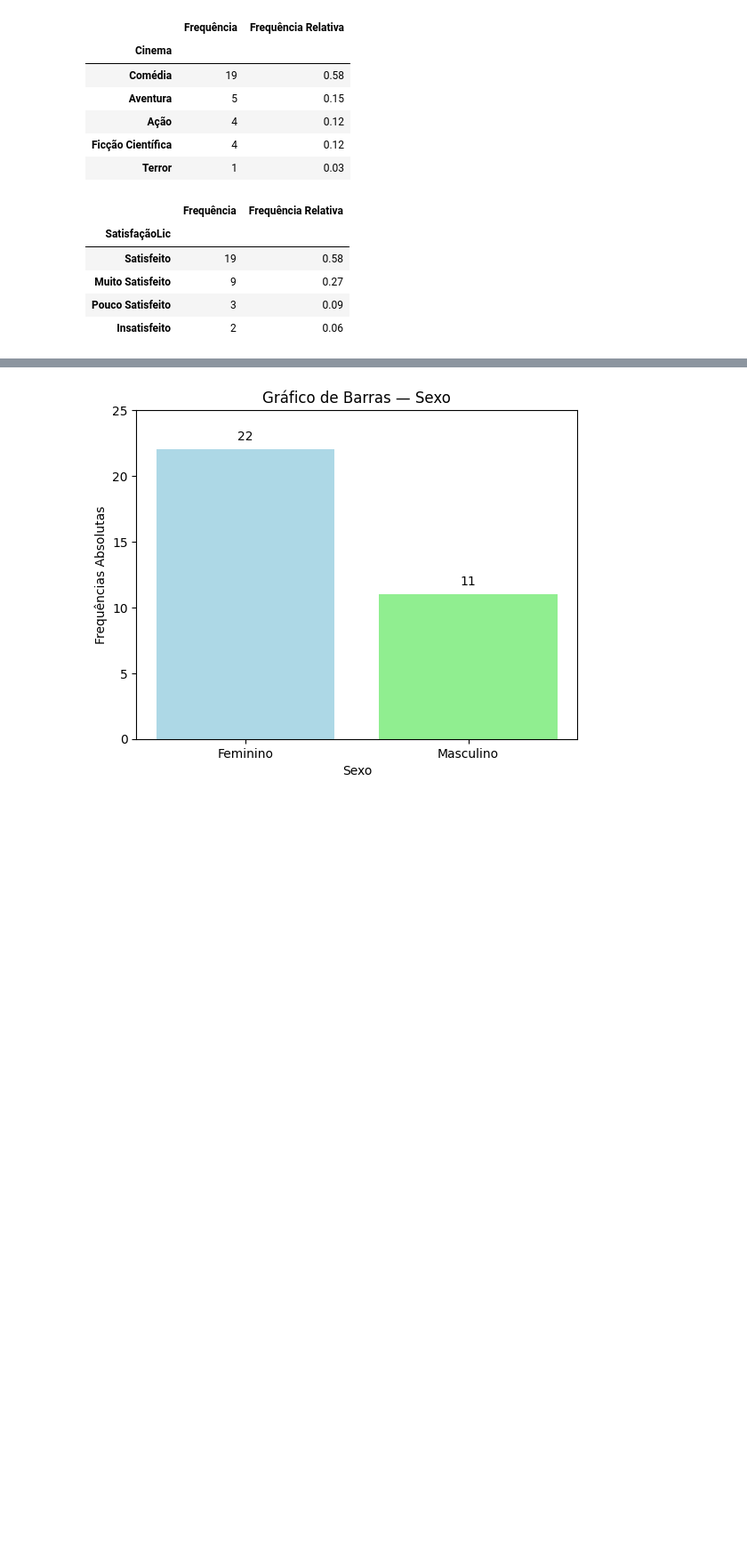
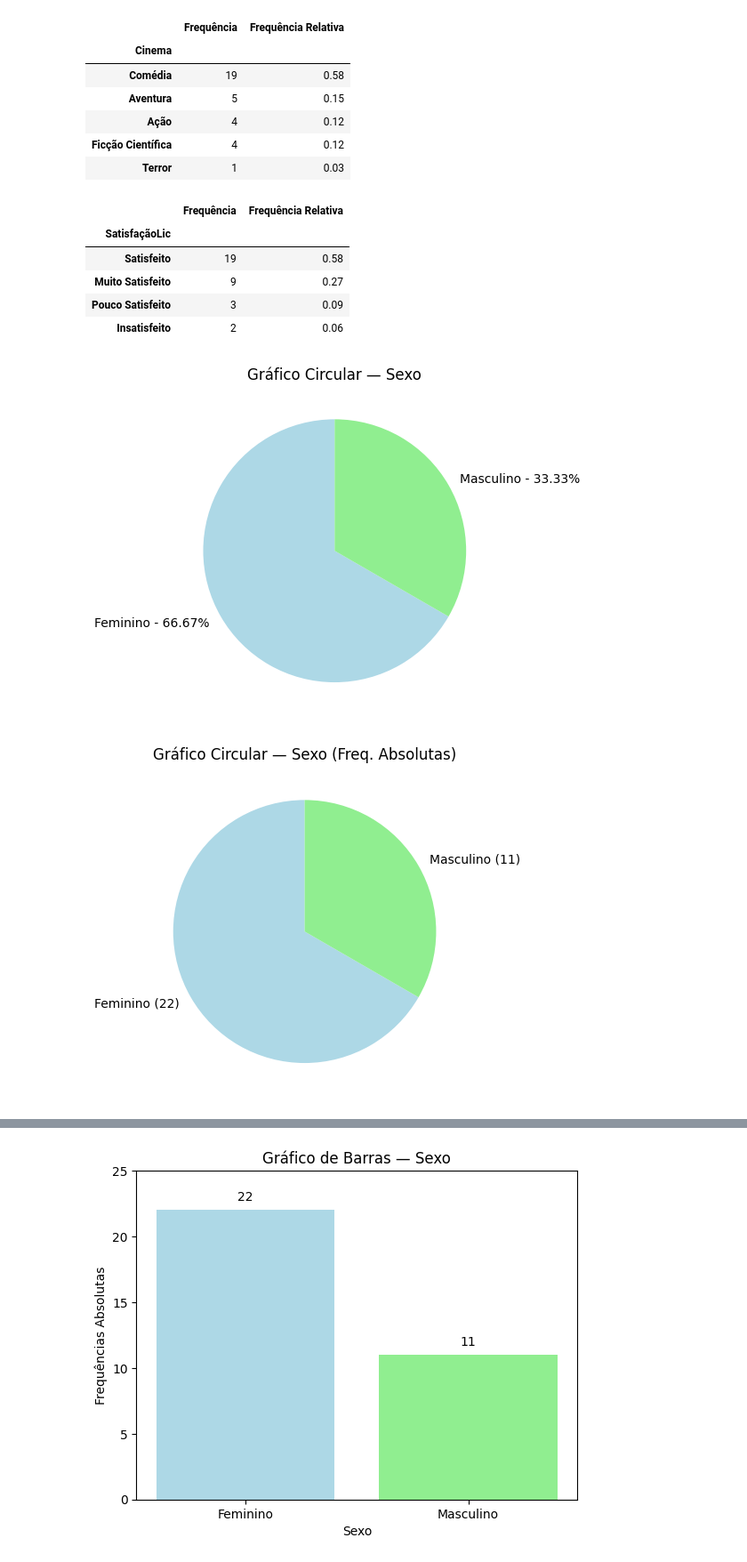
Before and after one commit to RuiRodrigues-lab/DataScienceFE, a Jupyter notebook: CP2.ipynb, the cells around one changed output, grey strips where cells are left out. Shown: that part at 89% size. Saved outputs shown, nothing was run; the diff lists cells and outputs as text; code cells hidden in the pictures; blank space fills up the shorter version.

```diff
--- a/CP2.ipynb
+++ b/CP2.ipynb
@@ -233,3 +233,82 @@ tabelaSatisfaçãoLic
 | Muito Satisfeito | 9 | 0.27 |
 | Pouco Satisfeito | 3 | 0.09 |
 | Insatisfeito | 2 | 0.06 |
+# %%
+# 🔧 Função genérica para gerar gráfico circular
+# ==========================================================
+def pie_var(df, col, percent=True, cores=None, titulo=None):
+    """
+    Gera um gráfico circular para uma variável categórica.
+
+    Parâmetros:
+        df : DataFrame pandas
+        col : str — nome da coluna categórica
+        percent : bool — se True mostra percentagens, senão frequências absolutas
+        cores : list — lista de cores (opcional)
+        titulo : str — título do gráfico (opcional)
+    """
+    if percent:
+        # Frequências relativas (%)
+        freq = (df[col].value_counts(normalize=True) * 100).round(2)
+        rotulos = [f"{cat} - {val}%" for cat, val in zip(freq.index, freq.values)]
+    else:
+        # Frequências absolutas
+        freq = df[col].value_counts()
+        rotulos = [f"{cat} ({val})" for cat, val in zip(freq.index, freq.values)]
+
+    # Gráfico circular
+    plt.pie(freq, labels=rotulos, colors=cores, startangle=90, autopct=None)
+    plt.title(titulo or f"Gráfico Circular — {col}")
+    plt.show()
+
+
+# ==========================================================
+# 🔹 Exemplos com o teu dataset df
+# ==========================================================
+
+# 1️⃣ Sexo — gráfico simples
+pie_var(
+    df,
+    'Sexo',
+    percent=True,
+    cores=['lightblue', 'lightgreen'],
+    titulo='Gráfico Circular — Sexo'
+)
+
+# 2️⃣ Sexo — com frequências absolutas
+pie_var(
+    df,
+    'Sexo',
+    percent=False,
+    cores=['lightblue', 'lightgreen'],
+    titulo='Gráfico Circular — Sexo (Freq. Absolutas)'
+)
+
+# 3️⃣ Residência — percentagens
+pie_var(
+    df,
+    'Residencia',
+    percent=True,
+    cores=['lightblue', 'lightpink', 'lightyellow'],
+    titulo='Gráfico Circular — Concelho de Residência'
+)
+
+# 4️⃣ Cohabitação — percentagens com 4 cores
+pie_var(
+    df,
+    'Cohabitação',
+    percent=True,
+    cores=['lightcoral', 'lightgreen', 'lightblue', 'khaki'],
+    titulo='Gráfico Circular — Cohabitação'
+)
+
+# ==========================================================
+# 🧠 Notas:
+# - Usa percent=True para percentagens (prop.table no R)
+# - Usa percent=False para frequências absolutas (table no R)
+# - Parâmetro cores aceita nomes CSS, hex ou None (default)
+# - startangle=90 apenas roda o gráfico para melhor leitura
+# ==========================================================
+# %% [output]
+[figure, added]
+[figure, added]
```
Also changed, not shown: parts of 2 cells of this notebook.
